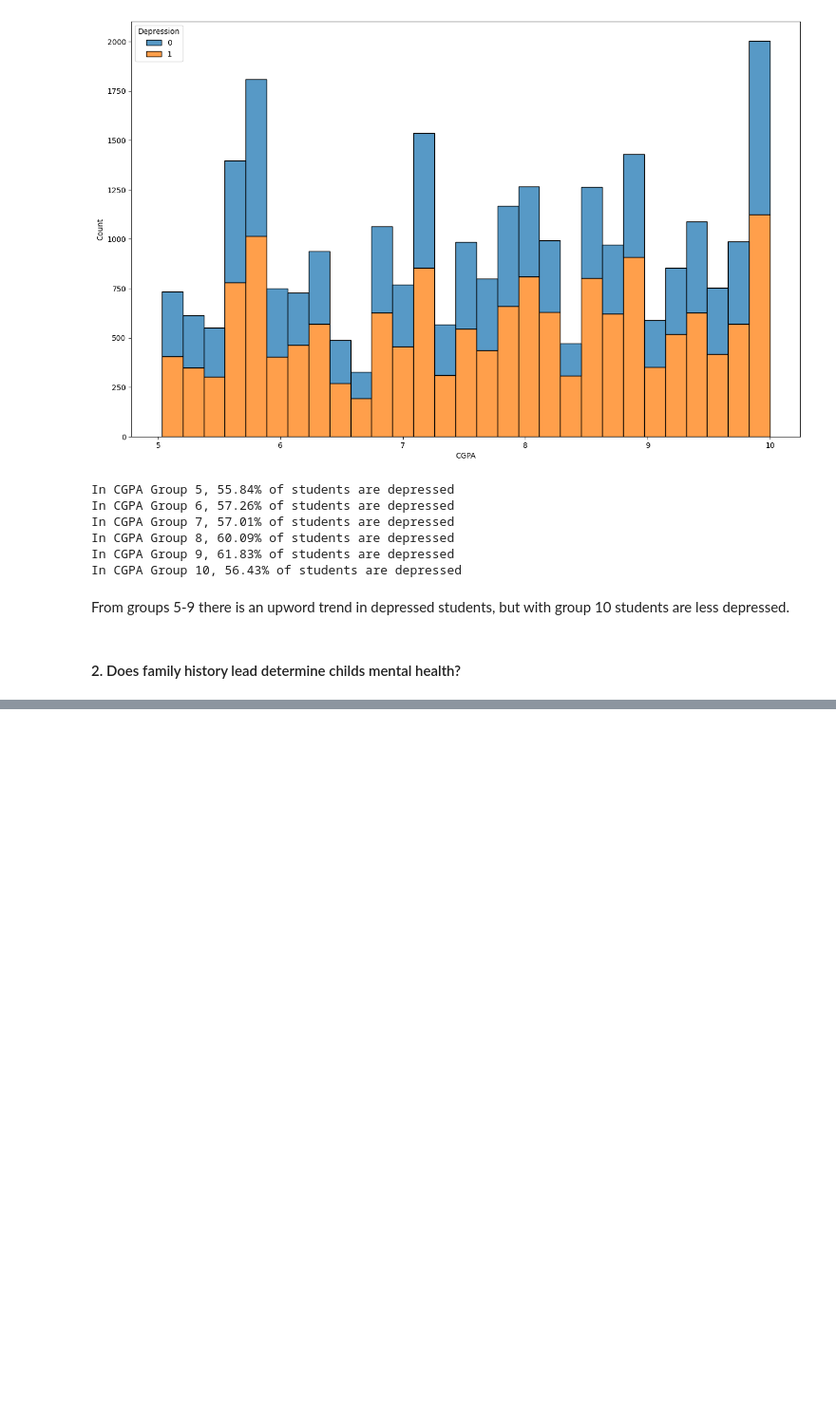
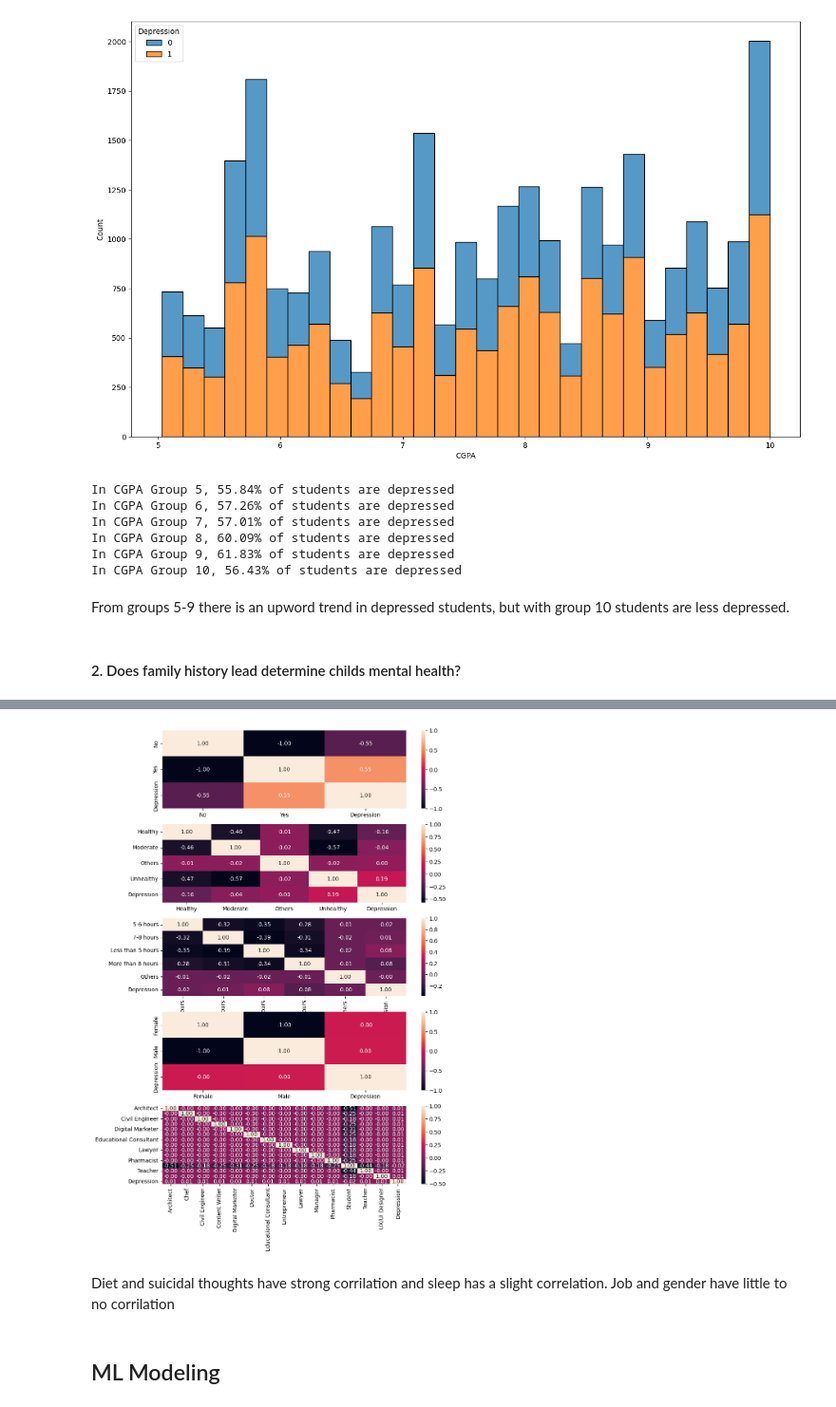
Before and after one commit to mishamickevicius/ML-Projects, a Jupyter notebook: Student Depression/student-depression-eda.ipynb, the cells around one changed output, grey strips where cells are left out. Shown at 95% size. Drawn from its saved outputs; the diff is of its cells as text; code cells hidden in the pictures; blank space fills up the shorter version.

```diff
--- a/Student Depression/student-depression-eda.ipynb
+++ b/Student Depression/student-depression-eda.ipynb
@@ -89,0 +176,20 @@ df['Family History of Mental Illness'] = df['Family History of Mental Illness'].
+# %%
+cat_features = ['Have you ever had suicidal thoughts ?', 'Dietary Habits', 'Sleep Duration', 'Gender', 'Profession']
+
+fig, axes = plt.subplots(len(cat_features), 1, figsize=(10,15))
+
+
+# Look at each feature alone
+for feature, ax in zip(cat_features, axes):
+    # Get dummies for feature
+    dummies = pd.get_dummies(df[feature], dtype=int, drop_first=False)
+    # Append depression column
+    dummies = pd.concat([dummies, df['Depression']], axis=1)
+    # Make heatmap
+    sns.heatmap(dummies.corr(numeric_only=True), ax=ax, annot=True, fmt='.2f')
+# %% [output]
+[figure, added]
+# %% [markdown]
+Diet and suicidal thoughts have strong corrilation and sleep has a slight correlation. Job and gender have little to no corrilation
+# %% [markdown]
+## ML Modeling
```
Also changed, not shown: parts of 17 cells of this notebook, 1 other file.
